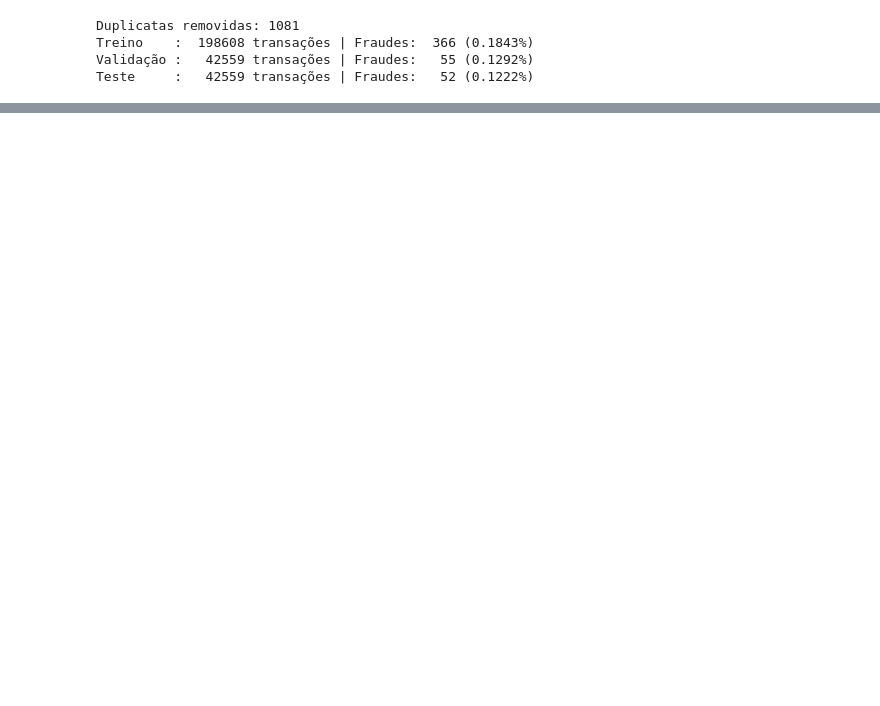
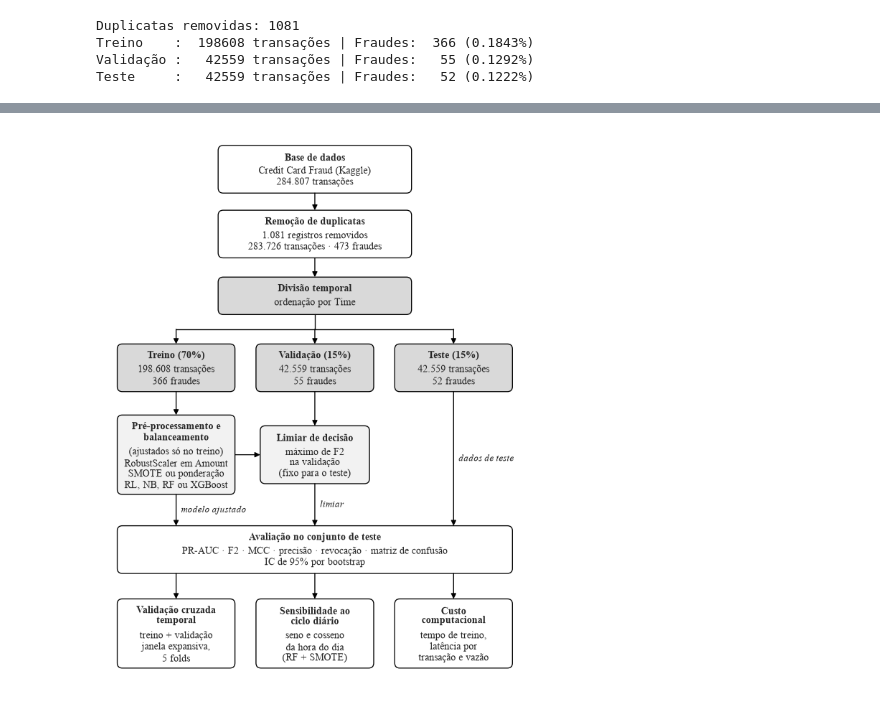
Before and after one commit to jsilva-source/fraud_detection_model, a Jupyter notebook: notebooks/deteccao_fraudes_split_temporal.ipynb, the cells around one changed output, grey strips where cells are left out. Cells and saved outputs as stored; diff of their text form; code cells hidden in the pictures; blank space fills up the shorter version.

```diff
--- a/notebooks/deteccao_fraudes_split_temporal.ipynb
+++ b/notebooks/deteccao_fraudes_split_temporal.ipynb
@@ -412,0 +569,91 @@ XGB+peso   pipeline 7.72 ms | pré-proc. 5.27 ms | modelo 1.27 ms | 136,582 tx/s
+# %%
+def plot_pipeline(N):
+    fig, ax = plt.subplots(figsize=(LARG, LARG * 1.3))
+    ax.set_xlim(0, 100); ax.set_ylim(0, 130); ax.axis("off")
+    FS = 8.5
+    CLARO, MEDIO = "#F2F2F2", "#D9D9D9"
+    box = {}
+
+    def caixa(nome, x, w, titulo, corpo, ytopo=None, ycentro=None, fc=CLARO):
+        n_t, n_c = titulo.count("\n") + 1, len(corpo)
+        h = 3.8 + 2.7 * n_t + 2.45 * n_c
+        if ycentro is not None:
+            ytopo = ycentro + h / 2
+        yc = ytopo - h / 2
+        ax.add_patch(FancyBboxPatch((x - w / 2, yc - h / 2), w, h,
+                                    boxstyle="round,pad=0,rounding_size=1.2",
+                                    fc=fc, ec="black", lw=0.8))
+        ax.text(x, ytopo - 1.6, titulo, ha="center", va="top", fontsize=FS,
+                fontweight="bold", linespacing=1.1)
+        ax.text(x, ytopo - 1.6 - 2.7 * n_t - 0.5, "\n".join(corpo), ha="center",
+                va="top", fontsize=FS, linespacing=1.2)
+        box[nome] = (x, yc, w, h)
+
+    def topo(n, dx=0):
+        x, yc, w, h = box[n]; return (x + dx, yc + h / 2)
+
+    def base(n, dx=0):
+        x, yc, w, h = box[n]; return (x + dx, yc - h / 2)
+
+    def seta(p, q, rotulo=None):
+        ax.annotate("", xy=q, xytext=p,
+                    arrowprops=dict(arrowstyle="-|>", lw=0.8, color="black",
+                                    shrinkA=0, shrinkB=0, mutation_scale=9))
+        if rotulo:
+            ax.text(p[0] + 1.2, (p[1] + q[1]) / 2, rotulo, fontsize=8,
+                    style="italic", ha="left", va="center")
+
+    X1, X2, X3 = 17, 50, 83
+    caixa("base", X2, 46, "Base de dados",
+          ["Credit Card Fraud (Kaggle)", f"{num(N['orig'])} transações"], ytopo=128, fc="white")
+    caixa("dup", X2, 46, "Remoção de duplicatas",
+          [f"{num(N['dup'])} registros removidos",
+           f"{num(N['total'])} transações · {num(N['fraudes'])} fraudes"], ytopo=112.5, fc="white")
+    caixa("split", X2, 46, "Divisão temporal", ["ordenação por Time"], ytopo=96.5, fc=MEDIO)
+    caixa("tr", X1, 28, "Treino (70%)",
+          [f"{num(N['tr'][0])} transações", f"{num(N['tr'][1])} fraudes"], ytopo=80.5, fc=MEDIO)
+    caixa("va", X2, 28, "Validação (15%)",
+          [f"{num(N['va'][0])} transações", f"{num(N['va'][1])} fraudes"], ytopo=80.5, fc=MEDIO)
+    caixa("te", X3, 28, "Teste (15%)",
+          [f"{num(N['te'][0])} transações", f"{num(N['te'][1])} fraudes"], ytopo=80.5, fc=MEDIO)
+    caixa("pipe", X1, 28, "Pré-processamento e\nbalanceamento",
+          ["(ajustados só no treino)", "RobustScaler em Amount",
+           "SMOTE ou ponderação", "RL, NB, RF ou XGBoost"], ytopo=63.5)
+    yc_pipe = box["pipe"][1]
+    caixa("lim", X2, 26, "Limiar de decisão",
+          ["máximo de F2", "na validação", "(fixo para o teste)"], ycentro=yc_pipe)
+    caixa("aval", X2, 94, "Avaliação no conjunto de teste",
+          ["PR-AUC · F2 · MCC · precisão · revocação · matriz de confusão",
+           "IC de 95% por bootstrap"], ytopo=37, fc="white")
+    caixa("cv", X1, 28, "Validação cruzada\ntemporal",
+          ["treino + validação", "janela expansiva,", "5 folds"], ytopo=19.5, fc="white")
+    caixa("sens", X2, 28, "Sensibilidade ao\nciclo diário",
+          ["seno e cosseno", "da hora do dia", "(RF + SMOTE)"], ytopo=19.5, fc="white")
+    caixa("custo", X3, 28, "Custo\ncomputacional",
+          ["tempo de treino,", "latência por", "transação e vazão"], ytopo=19.5, fc="white")
+
+    seta(base("base"), topo("dup")); seta(base("dup"), topo("split"))
+    yb = base("split")[1]; ybar = (yb + topo("tr")[1]) / 2
+    ax.plot([X2, X2], [yb, ybar], color="black", lw=0.8)
+    ax.plot([X1, X3], [ybar, ybar], color="black", lw=0.8)
+    for x, n in ((X1, "tr"), (X2, "va"), (X3, "te")):
+        seta((x, ybar), topo(n))
+    seta(base("tr"), topo("pipe"))
+    seta((X1 + 14, yc_pipe), (X2 - 13, yc_pipe))
+    seta(base("va"), topo("lim"))
+    seta(base("pipe"), topo("aval", X1 - X2), "modelo ajustado")
+    seta(base("lim"), topo("aval"), "limiar")
+    seta(base("te"), topo("aval", X3 - X2), "dados de teste")
+    for n, x in (("cv", X1), ("sens", X2), ("custo", X3)):
+        seta(base("aval", x - X2), topo(n))
+    salvar(fig, "fig_pipeline.png")
+
+n_orig = len(pd.read_csv(CSV_PATH))
+N = {"orig": n_orig, "dup": n_orig - len(df), "total": len(df),
+     "fraudes": int(df["Class"].sum()),
+     "tr": (len(train_df), int(train_df["Class"].sum())),
+     "va": (len(val_df), int(val_df["Class"].sum())),
+     "te": (len(test_df), int(test_df["Class"].sum()))}
+plot_pipeline(N)
+# %% [output]
+[figure, added]
```
Also changed, not shown: parts of 21 cells of this notebook, 16 other files.
